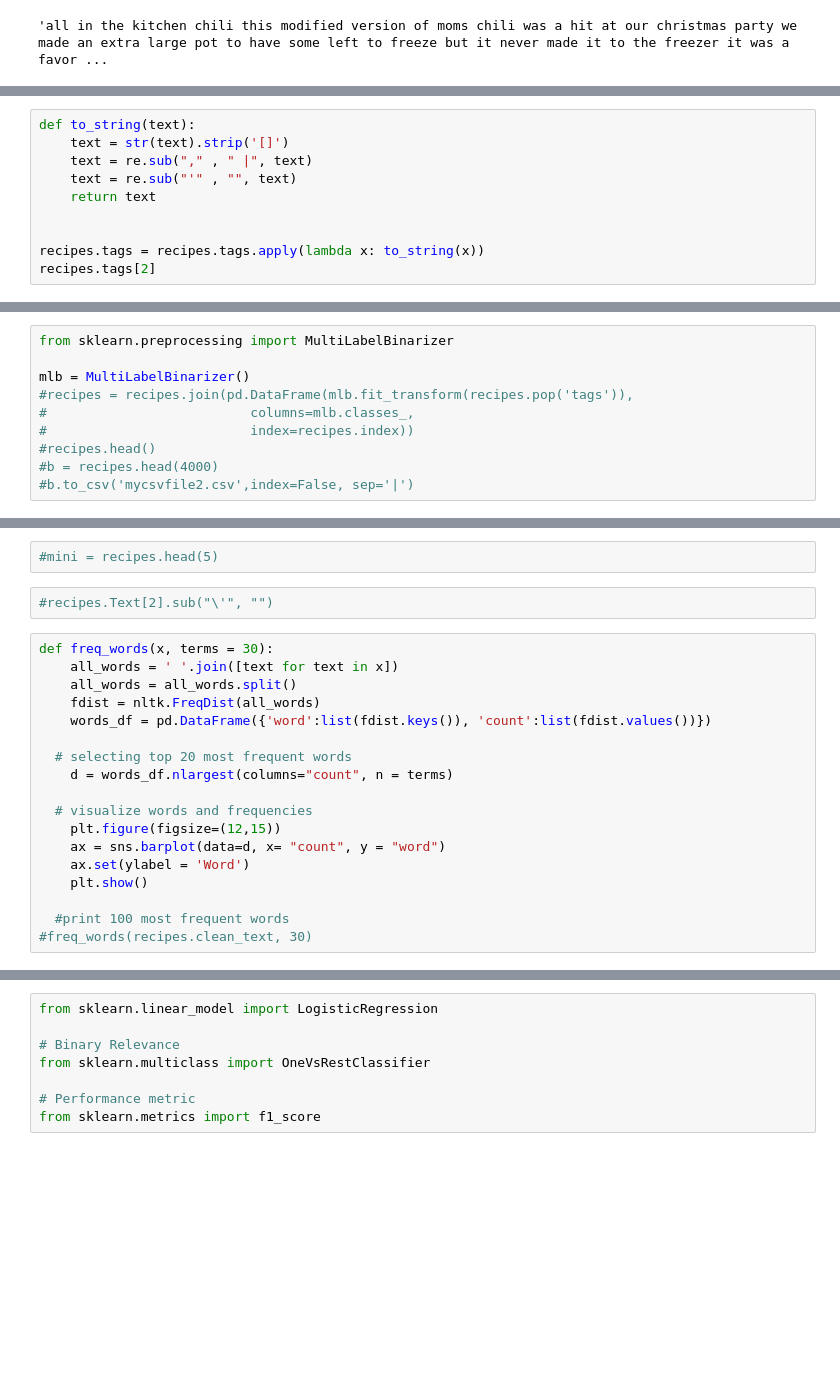
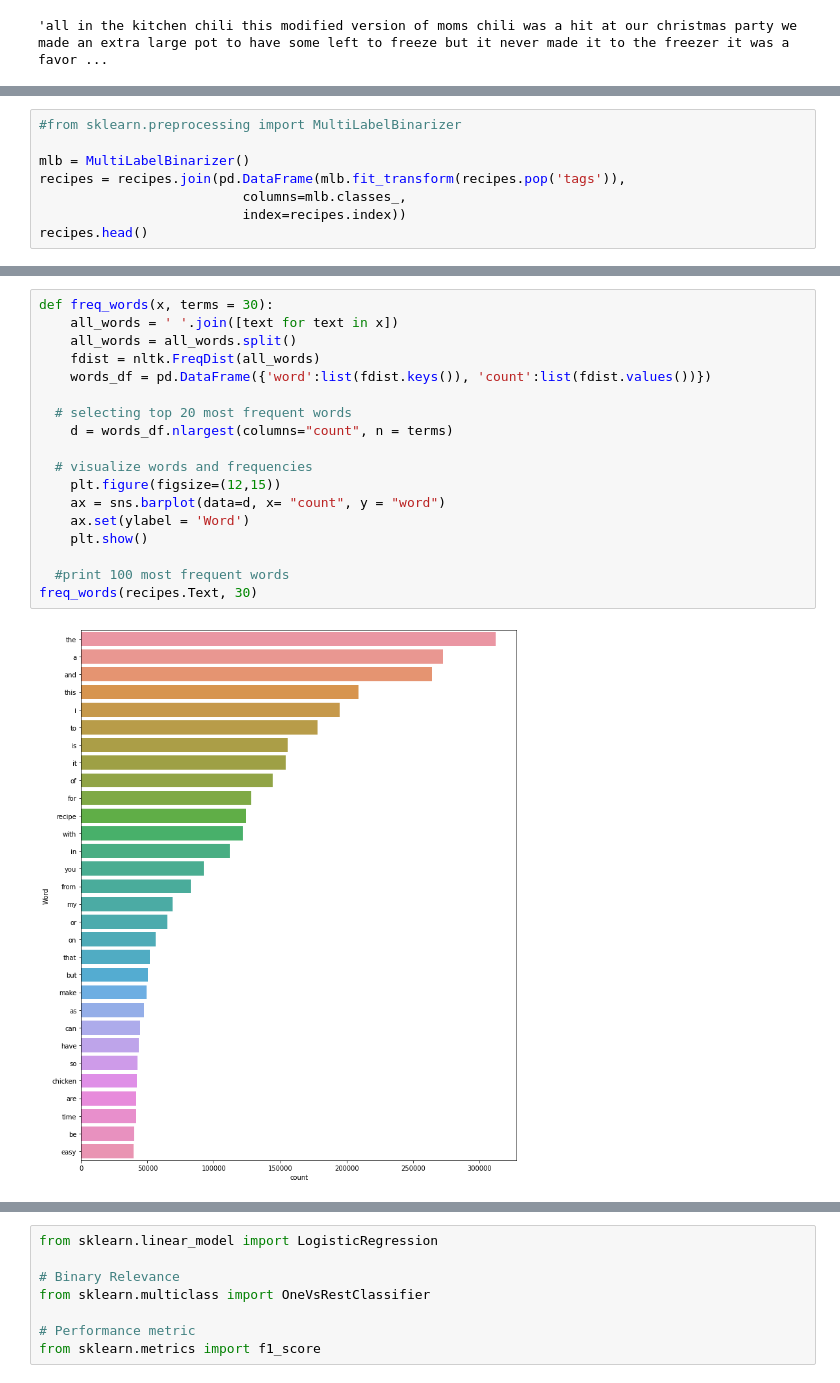
Before and after one commit to soo-underground/recipes-classifier, a Jupyter notebook: jupyter notebooks/recipes-multilabel.ipynb, the cells around one changed output, grey strips where cells are left out. Saved outputs shown, nothing was run; the diff lists cells and outputs as text; blank space fills up the shorter version.

```diff
--- a/jupyter notebooks/recipes-multilabel.ipynb
+++ b/jupyter notebooks/recipes-multilabel.ipynb
@@ -73,10 +70,0 @@ a
-# %%
-def to_string(text):
-    text = str(text).strip('[]')
-    text = re.sub("," , " |", text)
-    text = re.sub("'" , "", text)
-    return text
-
-
-recipes.tags = recipes.tags.apply(lambda x: to_string(x))
-recipes.tags[2]
@@ -97,10 +71,8 @@ b.to_excel('mycsvfile4.xlsx')
 # %%
-from sklearn.preprocessing import MultiLabelBinarizer
+#from sklearn.preprocessing import MultiLabelBinarizer
 
 mlb = MultiLabelBinarizer()
-#recipes = recipes.join(pd.DataFrame(mlb.fit_transform(recipes.pop('tags')),
-#                          columns=mlb.classes_,
-#                          index=recipes.index))
-#recipes.head()
-#b = recipes.head(4000)
-#b.to_csv('mycsvfile2.csv',index=False, sep='|')
+recipes = recipes.join(pd.DataFrame(mlb.fit_transform(recipes.pop('tags')),
+                          columns=mlb.classes_,
+                          index=recipes.index))
+recipes.head()
@@ -107,25 +87,23 @@ mlb = MultiLabelBinarizer()
-# %%
-#mini = recipes.head(5)
-# %%
-#recipes.Text[2].sub("\'", "")
 # %%
 def freq_words(x, terms = 30):
     all_words = ' '.join([text for text in x])
     all_words = all_words.split()
     fdist = nltk.FreqDist(all_words)
     words_df = pd.DataFrame({'word':list(fdist.keys()), 'count':list(fdist.values())})
 
   # selecting top 20 most frequent words
     d = words_df.nlargest(columns="count", n = terms)
 
   # visualize words and frequencies
     plt.figure(figsize=(12,15))
     ax = sns.barplot(data=d, x= "count", y = "word")
     ax.set(ylabel = 'Word')
     plt.show()
 
   #print 100 most frequent words
-#freq_words(recipes.clean_text, 30)
+freq_words(recipes.Text, 30)
+# %% [output]
+[figure, added]
 # %%
 mystem = Mystem()
 def preprocess_text(text):
```
Also changed, not shown: parts of 28 cells of this notebook.
